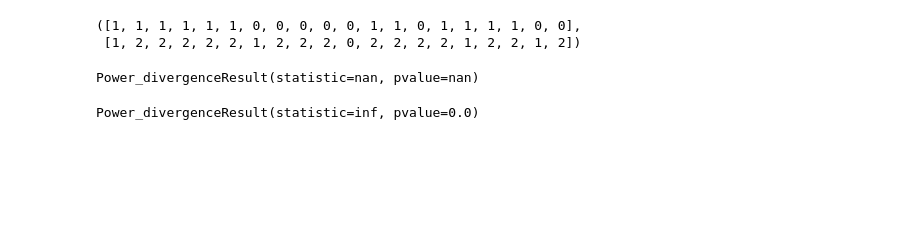
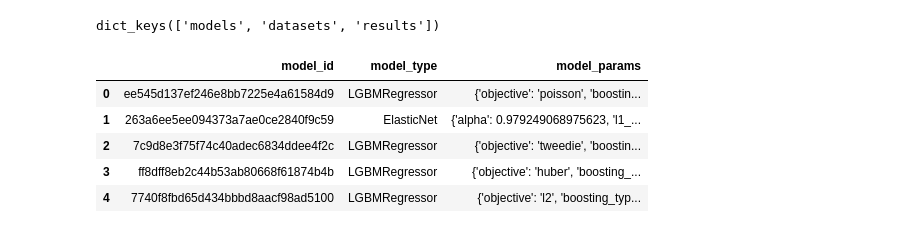
Before and after one commit to tristan00/auto_ml, a Jupyter notebook: Untitled.ipynb, the cells around one changed output. Cells and saved outputs as stored; diff of their text form; code cells hidden in the pictures; blank space fills up the shorter version.

```diff
--- a/Untitled.ipynb
+++ b/Untitled.ipynb
@@ -80,13 +1,24 @@ p_value
-# %%
-temp_target_s, temp_col_s
-# %% [output]
-([1, 1, 1, 1, 1, 1, 0, 0, 0, 0, 0, 1, 1, 0, 1, 1, 1, 1, 0, 0],
- [1, 2, 2, 2, 2, 2, 1, 2, 2, 2, 0, 2, 2, 2, 2, 1, 2, 2, 1, 2])
-# %%
-stats.chisquare([1, 1, 1, 1, 1, 1, 0, 0, 0, 0, 0, 1, 1, 0, 1, 1, 1, 1, 0, 0], [1, 2, 2, 2, 2, 2, 1, 2, 2, 2, 0, 2, 2, 2, 2, 1, 2, 2, 1, 2])
-# %% [output]
-Power_divergenceResult(statistic=nan, pvalue=nan)
-# %%
-stats.chisquare([4, 4, 5, 5], [4, 4, 4, 0])
-# %% [output]
-Power_divergenceResult(statistic=inf, pvalue=0.0)
+# %%
+import pandas as pd
+from scipy import stats
+import json
+
+pd.set_option('display.max_rows', 500)
+pd.set_option('display.max_columns', 500)
+pd.set_option('display.width', 1000)
+# %%
+with open('/home/td/Documents/datasets/auto_ml/1.json', 'r') as f:
+    past_results = json.load(f)
+past_results.keys()
+# %% [output]
+dict_keys(['models', 'datasets', 'results'])
+# %%
+model_df = pd.DataFrame(past_results['models'])
+model_df.head()
+# %% [output]
+|  | model_id | model_type | model_params |
+| 0 | ee545d137ef246e8bb7225e4a61584d9 | LGBMRegressor | {'objective': 'poisson', 'boostin... |
+| 1 | 263a6ee5ee094373a7ae0ce2840f9c59 | ElasticNet | {'alpha': 0.979249068975623, 'l1_... |
+| 2 | 7c9d8e3f75f74c40adec6834ddee4f2c | LGBMRegressor | {'objective': 'tweedie', 'boostin... |
+| 3 | ff8dff8eb2c44b53ab80668f61874b4b | LGBMRegressor | {'objective': 'huber', 'boosting_... |
+| 4 | 7740f8fbd65d434bbbd8aacf98ad5100 | LGBMRegressor | {'objective': 'l2', 'boosting_typ... |
```
Also changed, not shown: parts of 8 cells of this notebook, 4 other files.
